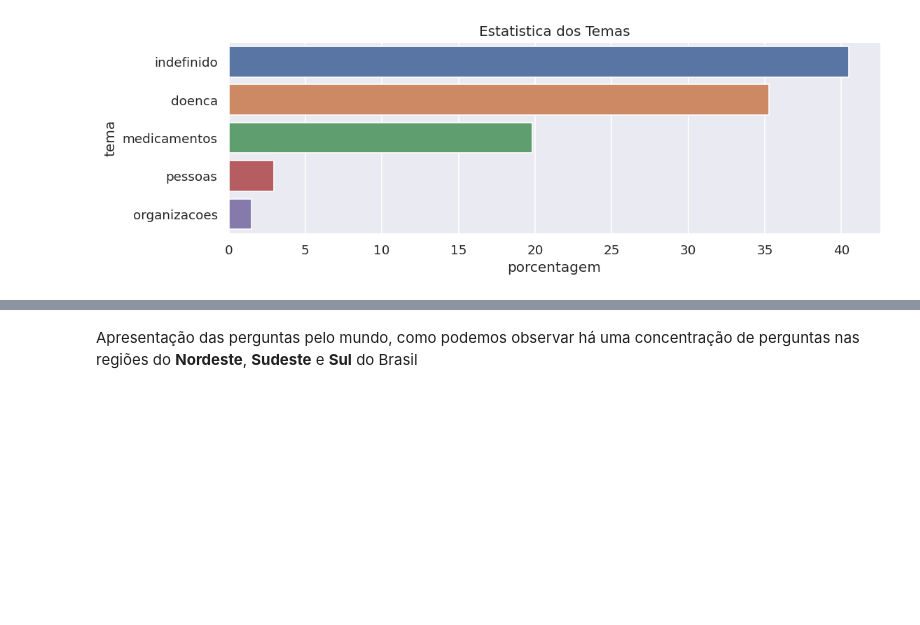
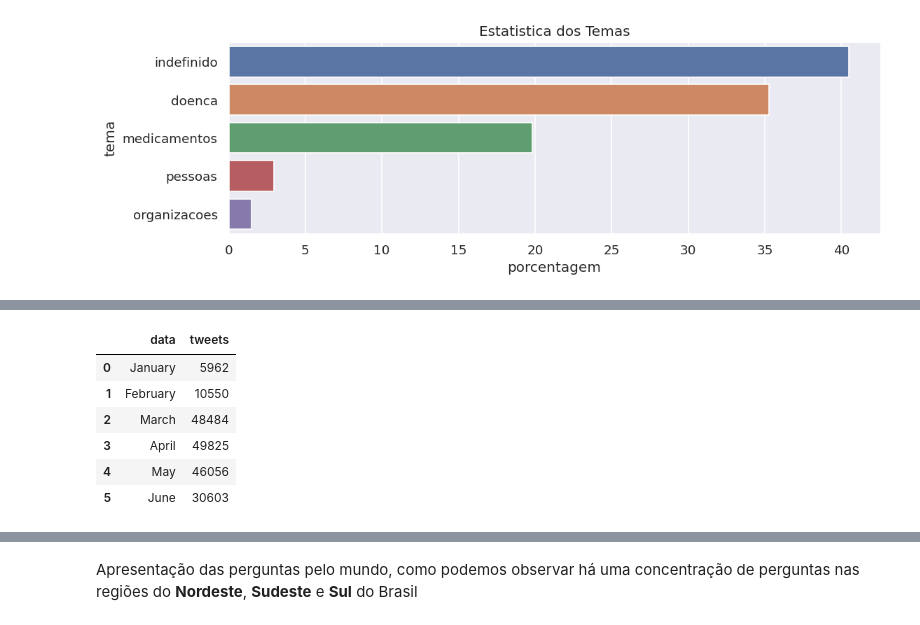
Before and after one commit to ednux/data-science-twitters-covid, a Jupyter notebook: main.ipynb, the cells around one changed output, grey strips where cells are left out. Saved outputs shown, nothing was run; the diff lists cells and outputs as text; code cells hidden in the pictures; blank space fills up the shorter version.

```diff
--- a/main.ipynb
+++ b/main.ipynb
@@ -1153,0 +1221,10 @@ Text(0.5, 1.0, 'Estatistica dos Temas')
+# %%
+data_mes
+# %% [output]
+|  | data | tweets |
+| 0 | January | 5962 |
+| 1 | February | 10550 |
+| 2 | March | 48484 |
+| 3 | April | 49825 |
+| 4 | May | 46056 |
+| 5 | June | 30603 |
```
Also changed, not shown: parts of 13 cells of this notebook.
